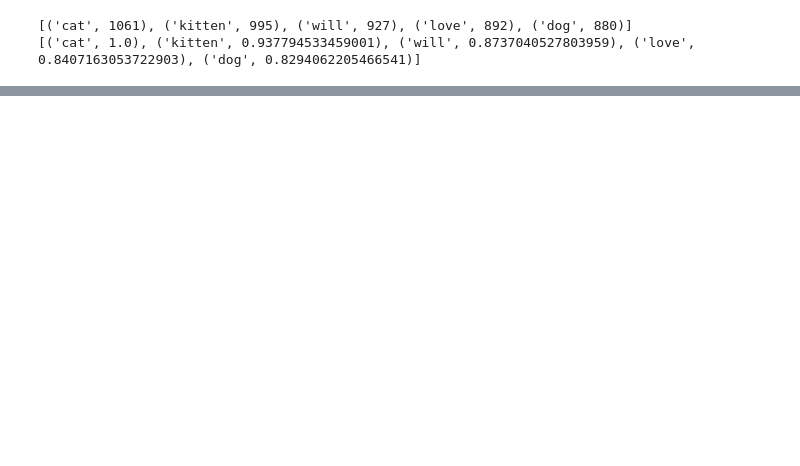
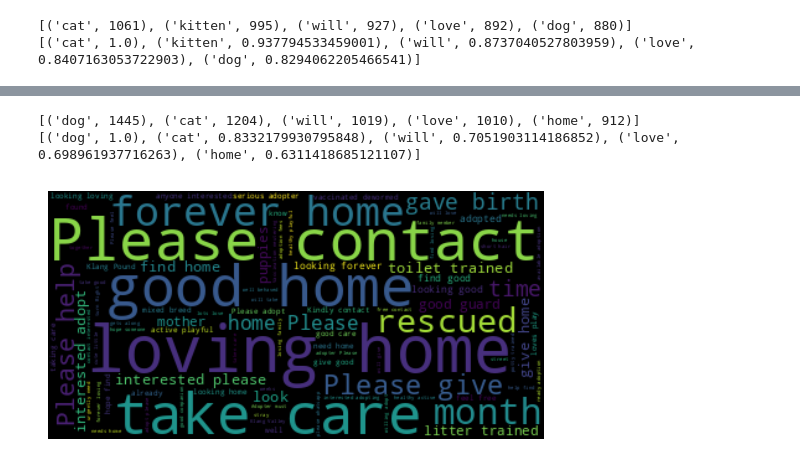
Before and after one commit to LanaCasselmann/ds_capstone_pet_adoptability, a Jupyter notebook: notebooks/text_column.ipynb, the cells around one changed output, grey strips where cells are left out. Saved outputs shown, nothing was run; the diff lists cells and outputs as text; code cells hidden in the pictures; blank space fills up the shorter version.

```diff
--- a/notebooks/text_column.ipynb
+++ b/notebooks/text_column.ipynb
@@ -75,0 +165,29 @@ print(list(rel_freq.items())[:5])
+# %%
+# create a dictionary of word frequencies
+text_dictionary_low = wordcloud.process_text(text_low)
+# sort the dictionary
+word_freq_low={k: v for k, v in sorted(text_dictionary_low.items(),reverse=True, key=lambda item: item[1])}
+
+#use words_ to print relative word frequencies
+rel_freq_low = wordcloud.words_
+
+#print results
+print(list(word_freq_low.items())[:5])
+print(list(rel_freq_low.items())[:5])
+# %% [output]
+[('dog', 1445), ('cat', 1204), ('will', 1019), ('love', 1010), ('home', 912)]
+[('dog', 1.0), ('cat', 0.8332179930795848), ('will', 0.7051903114186852), ('love', 0.698961937716263), ('home', 0.6311418685121107)]
+# %%
+#create more stopwords list
+stop_words = ["cats", "kittens", "week", "dogs", "call"] + list(STOPWORDS)
+
+#create the wordcloud object
+wordcloud_2 = WordCloud(stopwords = stop_words,
+                      collocations=True, min_word_length = 4, collocation_threshold=3).generate(text_low)
+
+#plot the wordcloud object
+plt.imshow(wordcloud_2, interpolation='bilInear')
+plt.axis('off')
+plt.show()
+# %% [output]
+[figure, added]
```
Also changed, not shown: parts of 9 cells of this notebook.
